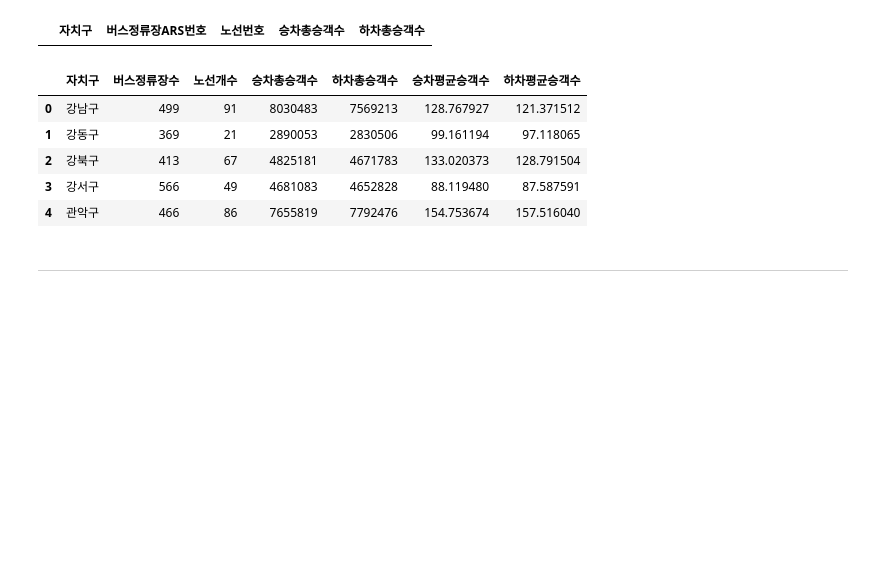
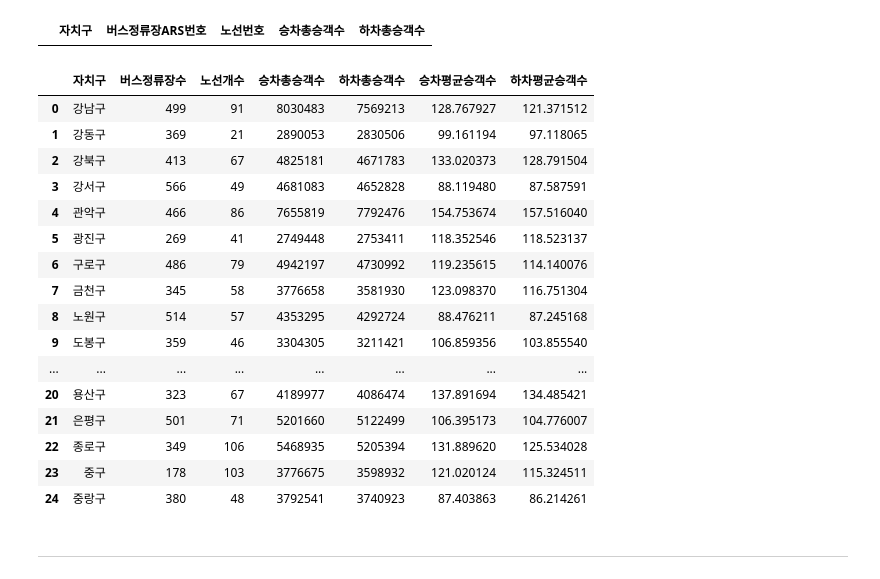
Before and after one commit to leehyunbeen/ktaivle_practice_lee, a Jupyter notebook: 1.1 데이터 불러오기 및 분석(EDA)_1차_버스정류장데이터.ipynb, the cells around one changed output. Cells and saved outputs as stored; diff of their text form; code cells hidden in the pictures; blank space fills up the shorter version.

```diff
--- a/1.1 데이터 불러오기 및 분석(EDA)_1차_버스정류장데이터.ipynb
+++ b/1.1 데이터 불러오기 및 분석(EDA)_1차_버스정류장데이터.ipynb
@@ -499,14 +493,25 @@ seoul = pd.merge(seoul2,bus_mean)
 seoul = seoul.rename(columns={'버스정류장ARS번호':'버스정류장수','노선번호':'노선개수'})
 # %%
 # 아래에 실습코드를 작성하고 결과를 확인합니다.
-seoul.head()
+seoul
 # %% [output]
 |  | 자치구 | 버스정류장수 | 노선개수 | 승차총승객수 | 하차총승객수 | 승차평균승객수 | 하차평균승객수 |
 | 0 | 강남구 | 499 | 91 | 8030483 | 7569213 | 128.767927 | 121.371512 |
 | 1 | 강동구 | 369 | 21 | 2890053 | 2830506 | 99.161194 | 97.118065 |
 | 2 | 강북구 | 413 | 67 | 4825181 | 4671783 | 133.020373 | 128.791504 |
 | 3 | 강서구 | 566 | 49 | 4681083 | 4652828 | 88.119480 | 87.587591 |
 | 4 | 관악구 | 466 | 86 | 7655819 | 7792476 | 154.753674 | 157.516040 |
+| 5 | 광진구 | 269 | 41 | 2749448 | 2753411 | 118.352546 | 118.523137 |
+| 6 | 구로구 | 486 | 79 | 4942197 | 4730992 | 119.235615 | 114.140076 |
+| 7 | 금천구 | 345 | 58 | 3776658 | 3581930 | 123.098370 | 116.751304 |
+| 8 | 노원구 | 514 | 57 | 4353295 | 4292724 | 88.476211 | 87.245168 |
+| 9 | 도봉구 | 359 | 46 | 3304305 | 3211421 | 106.859356 | 103.855540 |
+| ... | ... | ... | ... | ... | ... | ... | ... |
+| 20 | 용산구 | 323 | 67 | 4189977 | 4086474 | 137.891694 | 134.485421 |
+| 21 | 은평구 | 501 | 71 | 5201660 | 5122499 | 106.395173 | 104.776007 |
+| 22 | 종로구 | 349 | 106 | 5468935 | 5205394 | 131.889620 | 125.534028 |
+| 23 | 중구 | 178 | 103 | 3776675 | 3598932 | 121.020124 | 115.324511 |
+| 24 | 중랑구 | 380 | 48 | 3792541 | 3740923 | 87.403863 | 86.214261 |
 # %%
 # 해당 데이터프레임을 'df_seoul_bus_station.csv' 파일로 저장하세요.
 
```
Also changed, not shown: parts of 8 cells of this notebook, 4 other files.
